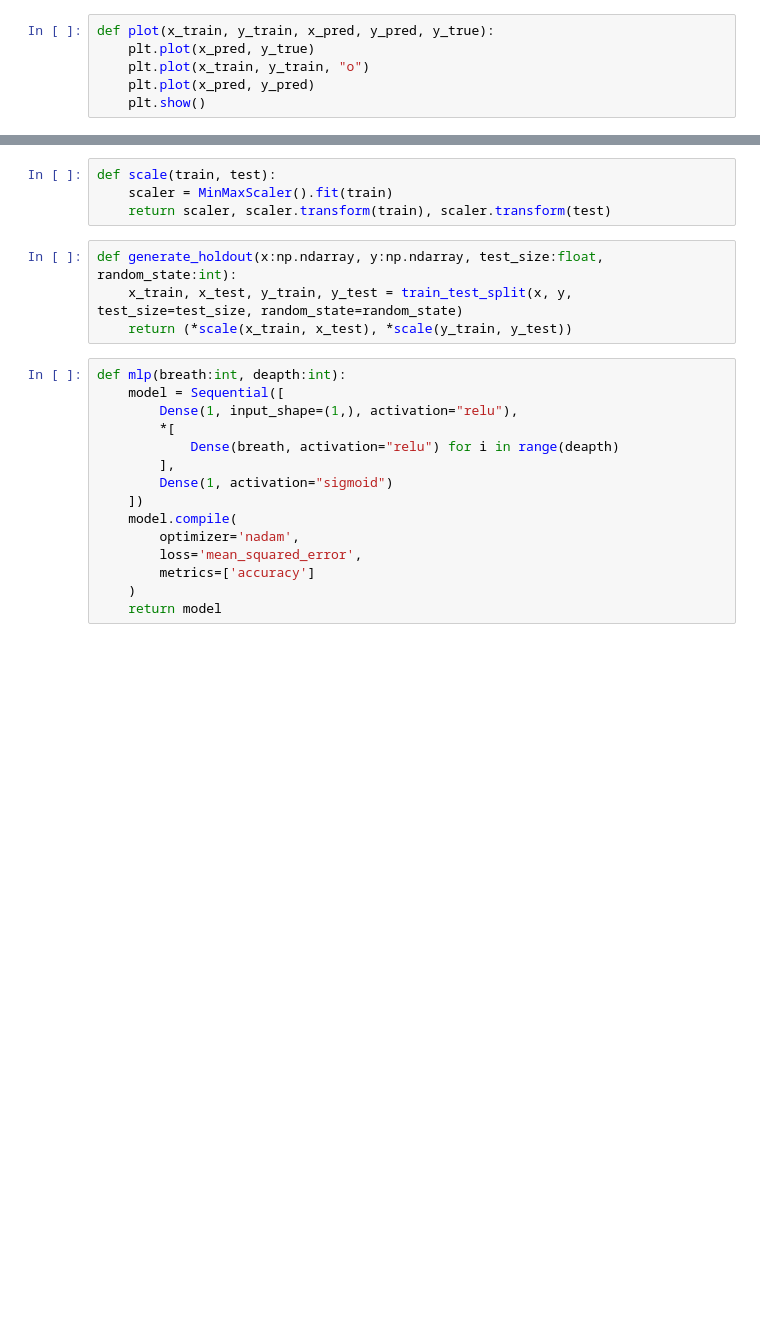
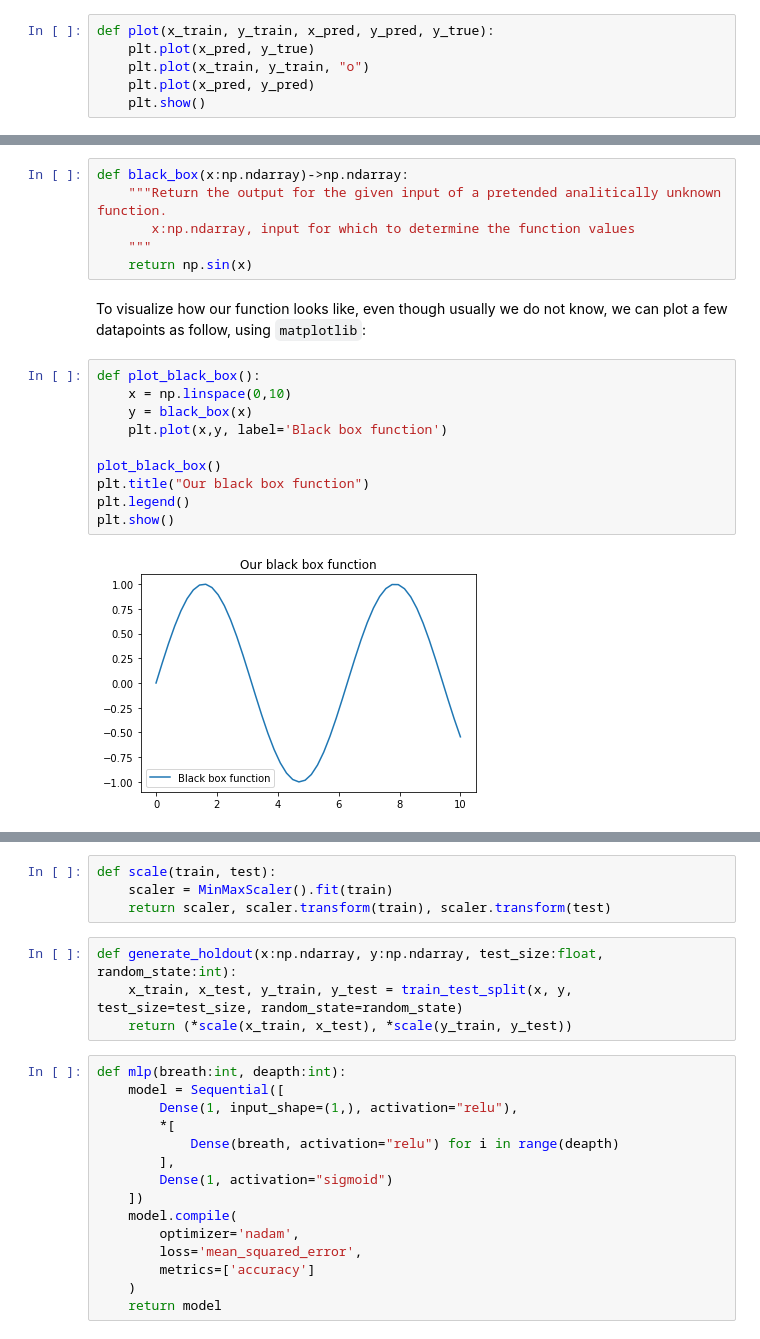
Before and after one commit to LucaCappelletti94/Master-in-Bioinformatics-and-Functional-genomics, a Jupyter notebook: MLP.ipynb, the cells around one changed output, grey strips where cells are left out. Saved outputs shown, nothing was run; the diff lists cells and outputs as text; blank space fills up the shorter version.

```diff
--- a/MLP.ipynb
+++ b/MLP.ipynb
@@ -26,0 +70,20 @@ def sin(n:int):
+# %%
+def black_box(x:np.ndarray)->np.ndarray:
+    """Return the output for the given input of a pretended analitically unknown function.
+       x:np.ndarray, input for which to determine the function values
+    """
+    return np.sin(x)
+# %% [markdown]
+To visualize how our function looks like, even though usually we do not know, we can plot a few datapoints as follow, using `matplotlib`:
+# %%
+def plot_black_box():
+    x = np.linspace(0,10)
+    y = black_box(x)
+    plt.plot(x,y, label='Black box function')
+
+plot_black_box()
+plt.title("Our black box function")
+plt.legend()
+plt.show()
+# %% [output]
+[figure, added]
```
Also changed, not shown: parts of 30 cells of this notebook.
